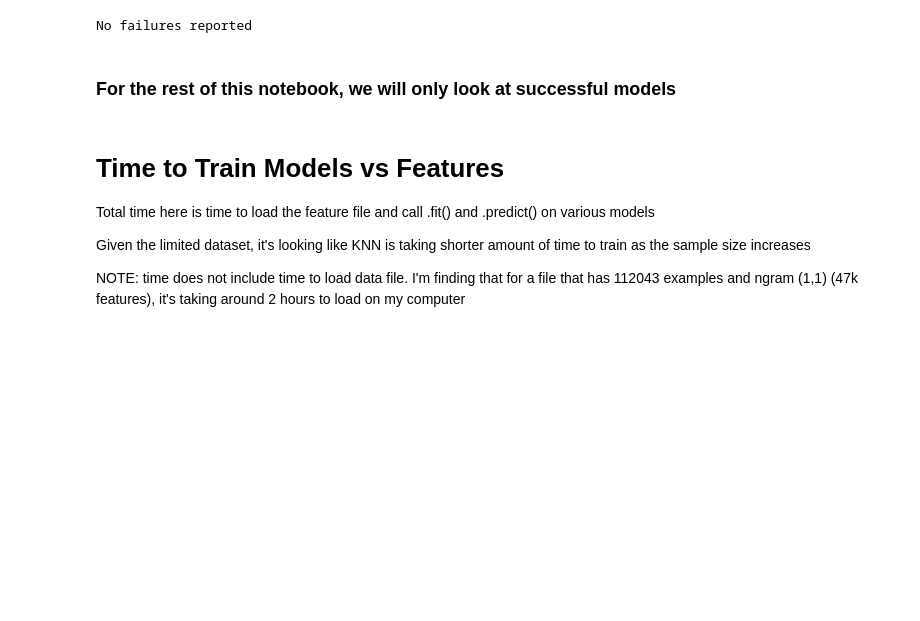
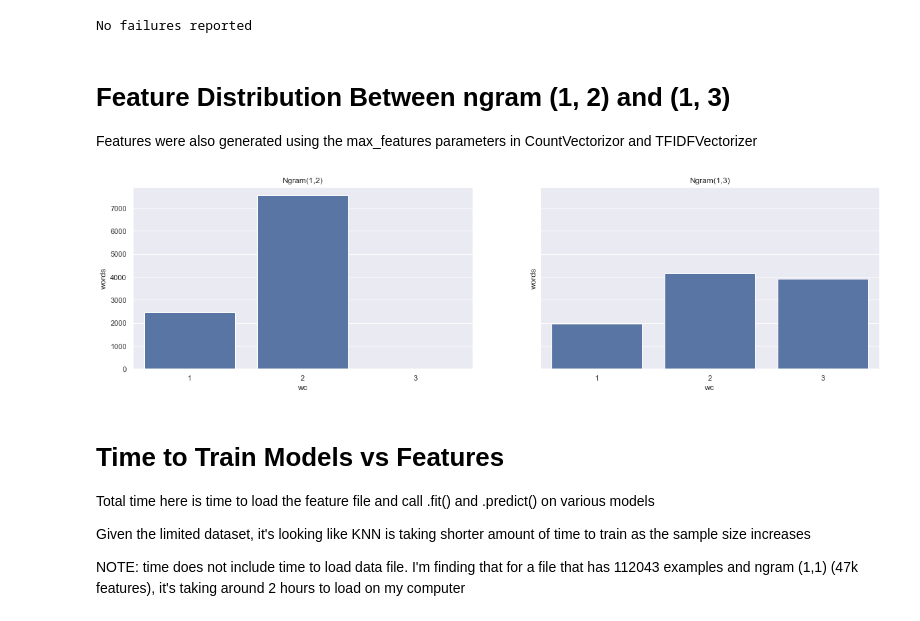
Before and after one commit to sv650s/sb-capstone, a Jupyter notebook: analyze_classification_results-template.ipynb, the cells around one changed output. Cells and saved outputs as stored; diff of their text form; code cells hidden in the pictures; blank space fills up the shorter version.

Commit message:
updated template notebook and added calling gc from run_classifier

```diff
--- a/analyze_classification_results-template.ipynb
+++ b/analyze_classification_results-template.ipynb
@@ -167,5 +171,3 @@ else:
     failures.head()
 # %% [output]
 No failures reported
-# %% [markdown]
-### For the rest of this notebook, we will only look at successful models
@@ -175,3 +174,39 @@ No failures reported
+# %% [markdown]
+# Feature Distribution Between ngram (1, 2) and (1, 3)
+
+Features were also generated using the max_features parameters in CountVectorizor and TFIDFVectorizer
+# %%
+f, a = plt.subplots(1, 2, sharex=True, sharey=True, figsize=(20,5))
+
+
+
+row = report[report["file"].str.contains("ngram12")]
+if len(row) > 0:
+    filename = f'dataset/feature_files/{row["file"].iloc[0]}'
+    features = !head -1 $filename
+    features = features.n.split(",")
+    f12_pd = pd.DataFrame(features, columns=["words"])
+    f12_pd["wc"] = f12_pd["words"].apply(lambda x: len(x.split()))
+    f12_pd = f12_pd.groupby("wc").count().reset_index()
+    sns.barplot(x="wc", y="words", data=f12_pd,
+                label="Total", color="b", ax=a[0])
+    a[0].set_title("Ngram(1,2)")
+
+
+
+row = report[report["file"].str.contains("ngram13")]
+if len(row) > 0:
+    filename = f'dataset/feature_files/{row["file"].iloc[0]}'
+    features = !head -1 $filename
+    features = features.n.split(",")
+    f13_pd = pd.DataFrame(features, columns=["words"])
+    f13_pd["wc"] = f13_pd["words"].apply(lambda x: len(x.split()))
+    f13_pd = f13_pd.groupby("wc").count().reset_index()
+    sns.barplot(x="wc", y="words", data=f13_pd,
+                label="Total", color="b", ax=a[1])
+    _ = a[1].set_title("Ngram(1,3)")
+# %% [output]
+[figure, added]
 # %% [markdown]
 # Time to Train Models vs Features
 
```
Also changed, not shown: parts of 22 cells of this notebook, 4 other files.
